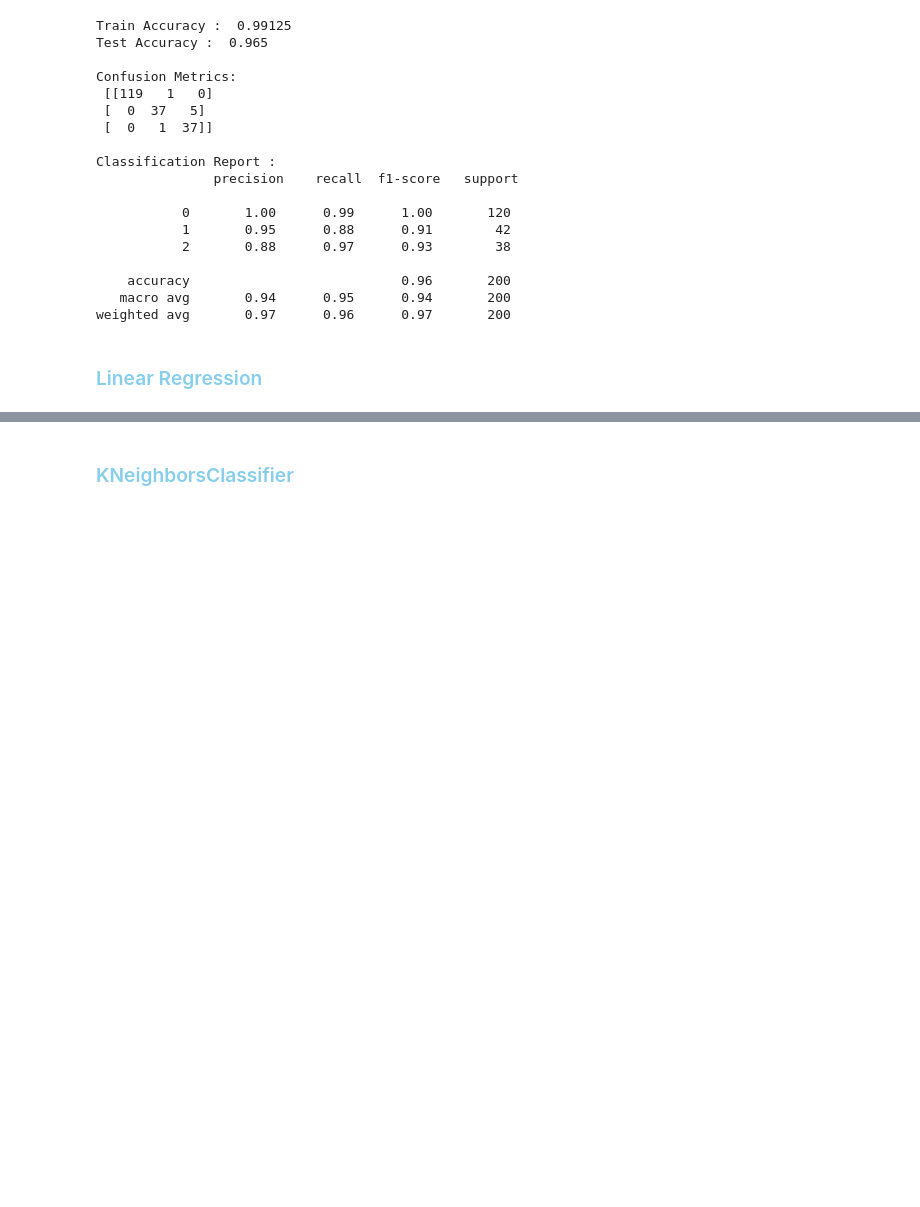
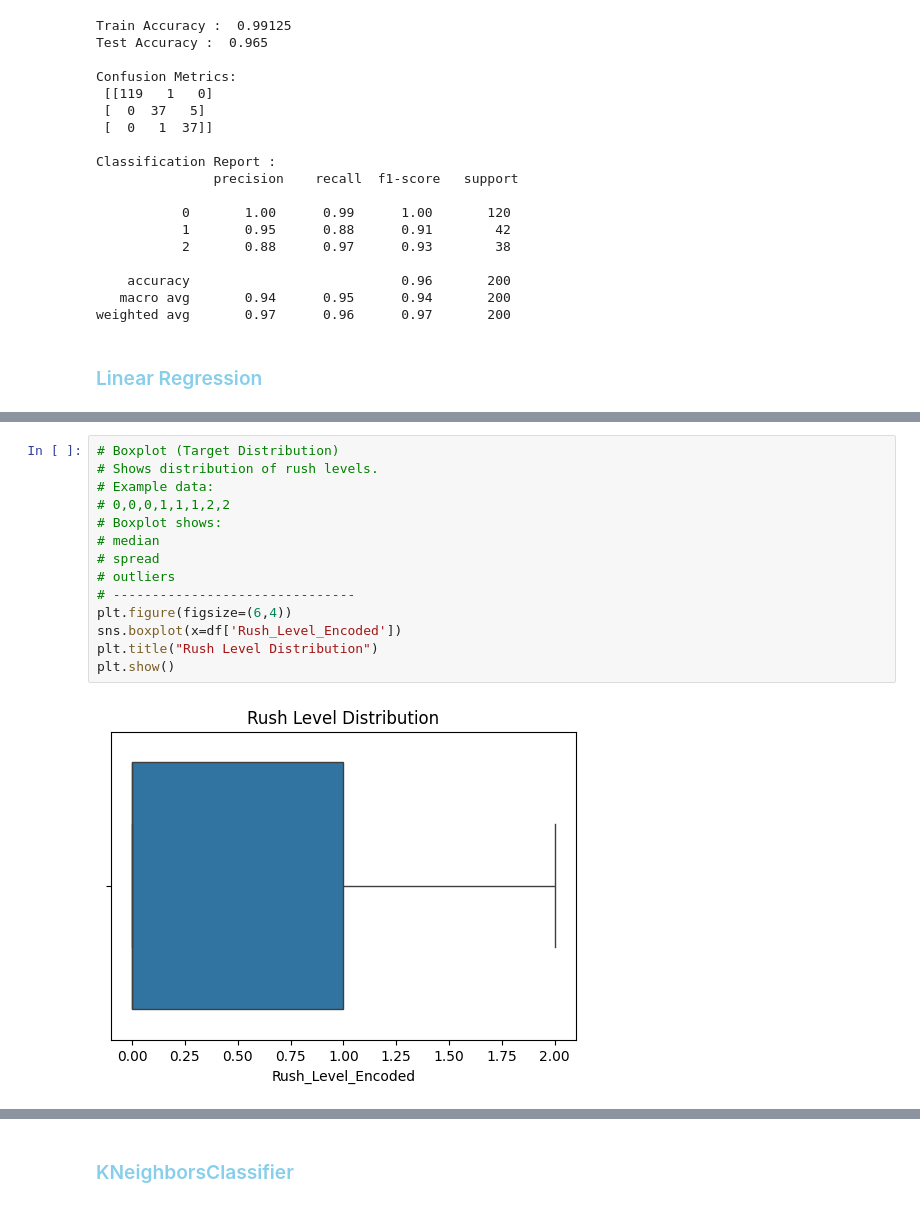
Before and after one commit to Wasima230Sultana/MU-Canteen-Rush-Predictor, a Jupyter notebook: Canteen-rush.ipynb, the cells around one changed output, grey strips where cells are left out. Saved outputs shown, nothing was run; the diff lists cells and outputs as text; blank space fills up the shorter version.

```diff
--- a/Canteen-rush.ipynb
+++ b/Canteen-rush.ipynb
@@ -489 +566,17 @@ weighted avg       0.97      0.96      0.97       200
+# %%
+# Boxplot (Target Distribution)
+# Shows distribution of rush levels.
+# Example data:
+# 0,0,0,1,1,1,2,2
+# Boxplot shows:
+# median
+# spread
+# outliers
+# -------------------------------
+plt.figure(figsize=(6,4))
+sns.boxplot(x=df['Rush_Level_Encoded'])
+plt.title("Rush Level Distribution")
+plt.show()
+# %% [output]
+[figure, added]
 # %%
```
Also changed, not shown: parts of 7 cells of this notebook.
